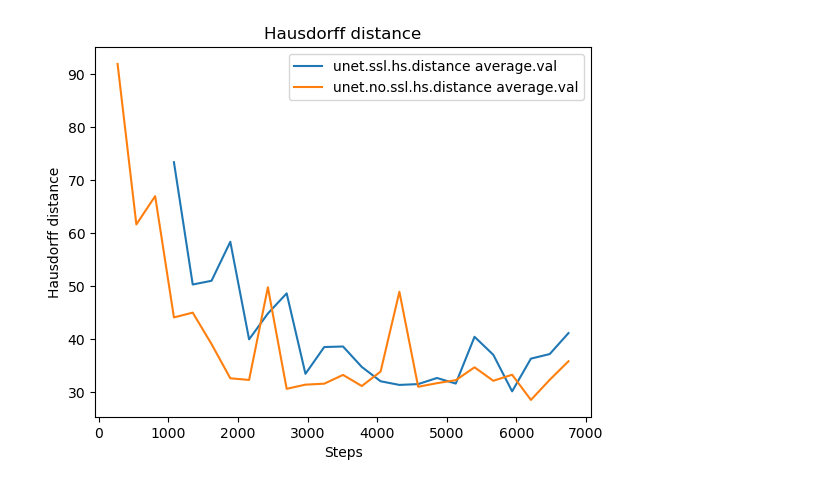
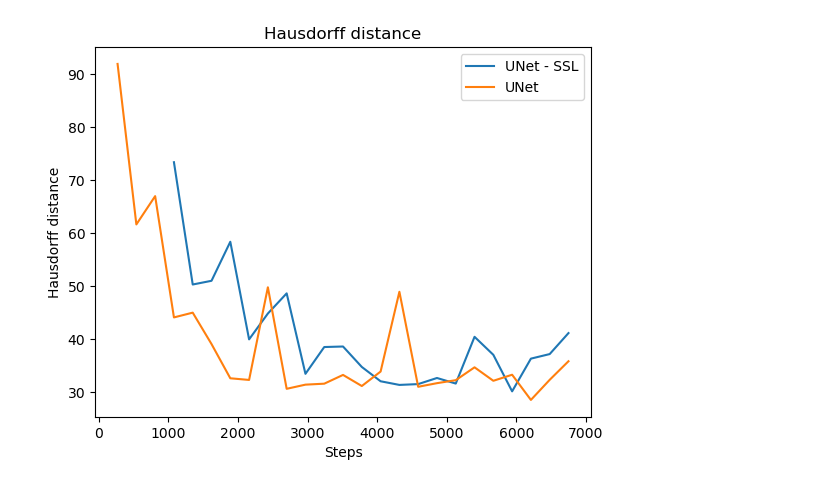
Before and after one commit to matteo-tafuro/CAMUS-challenge, a Jupyter notebook: gino_baseline/tensorboard_json/results_plotting.ipynb, the cells around one changed output. Saved outputs shown, nothing was run; the diff lists cells and outputs as text; code cells hidden in the pictures.

```diff
--- a/gino_baseline/tensorboard_json/results_plotting.ipynb
+++ b/gino_baseline/tensorboard_json/results_plotting.ipynb
@@ -132,20 +180,24 @@ filenames
 # %%
 for d in data:
     if 'hs.distance' in d[0]:
         correct_datapoints = []
         for x in d[1]:
             if x[2] != 'NaN':
                 correct_datapoints.append(x)
         x, y = [x[1] for x in correct_datapoints], [x[2] for x in correct_datapoints]
+        if 'no.ssl' in d[0]:
+            label = 'UNet'
+        else:
+            label = 'UNet - SSL'
         # plot x and y
-        plt.plot(x, y, label=d[0])
+        plt.plot(x, y, label=label)
         # add legends from d[0] name
         plt.legend()
         plt.title('Hausdorff distance')
         plt.xlabel('Steps')
         plt.ylabel('Hausdorff distance')
         # Save as pdf
         plt.savefig('hs_distance.pdf')
 plt.show()
 # %% [output]
-[figure, old version]
+[figure, new version]
```
Also changed, not shown: parts of 4 cells of this notebook, 26 other files.
